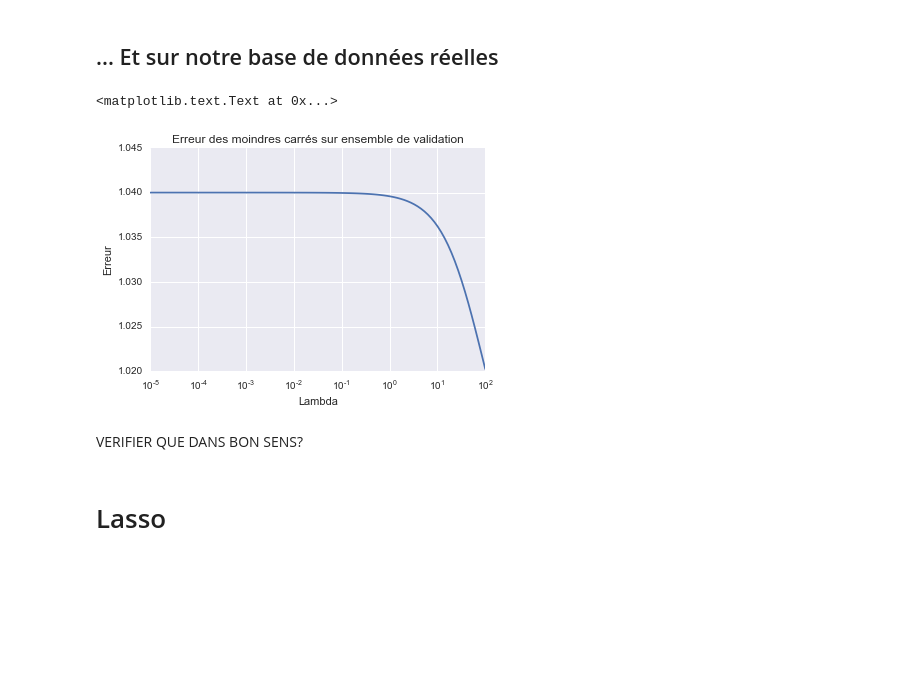
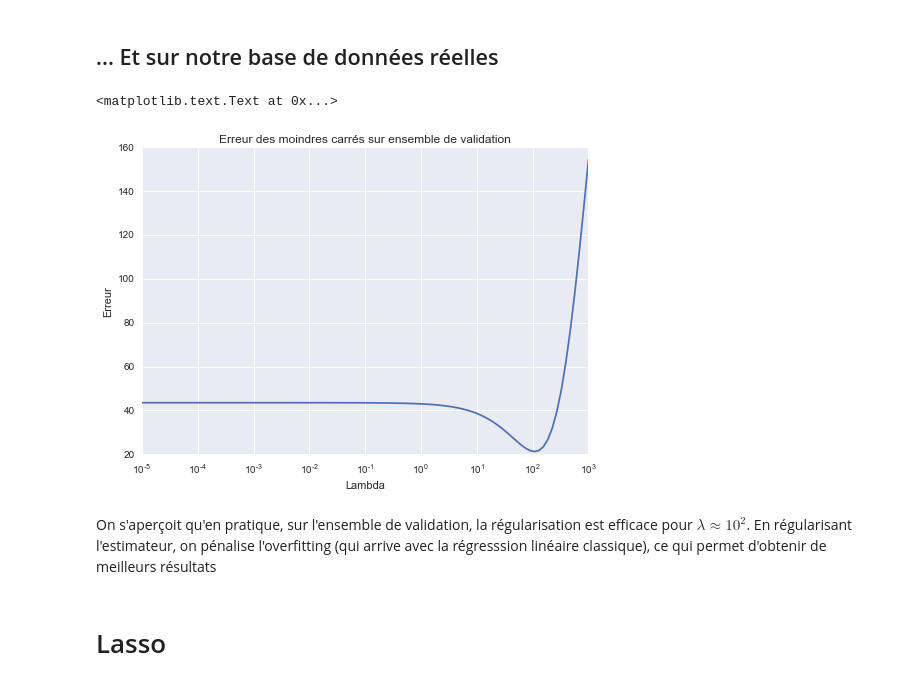
Before and after one commit to PierreBoyeau/regression_tp, a Jupyter notebook: tp1.ipynb, the cells around one changed output. Cells and saved outputs as stored; diff of their text form; code cells hidden in the pictures; blank space fills up the shorter version.

```diff
--- a/tp1.ipynb
+++ b/tp1.ipynb
@@ -329,25 +316,21 @@ plt.ylabel("Erreur")
 Cette fois-ci, la tendance de la courbe est cohérente avec nos attentes concernant la statistique $MSE$
 # %%
 # Création des ensembles d'entraînement/validation pour les données réelles
-frac = 0.8
+frac = 0.9
 indexs = int(len(x_df)*frac)
-x_train, x_valid = x_df[:indexs], x_df[indexs:]
-y_train, y_valid = y_df[:indexs], y_df[indexs:]
-x_train = scale(x_train)
-x_valid = scale(x_valid)
-y_train = scale(y_train)
-y_valid = scale(y_valid)
+
+# Hypothesis : datasets are large enough to suppose that training and validation sets have same mean/std
+x_train, x_valid = X[:indexs], X[indexs:]
+y_train, y_valid = y[:indexs], y[indexs:]
 # %%
 # ... Et sur données simulées
 x_sim, y_sim = gen_linear(a, b, eps_0, n)
-x_sim = resize(x_sim)
+
+x_sim = scale(x_sim)  # Normalisation de x_sim
+
 indexs = int(len(x_sim)*frac)
 x_sim_train, x_sim_valid = x_sim[:indexs], x_sim[indexs:]
 y_sim_train, y_sim_valid = y_sim[:indexs], y_sim[indexs:]
-x_sim_train = scale(x_sim_train)
-x_sim_valid = scale(x_sim_valid)
-y_sim_train = scale(y_sim_train)
-y_sim_valid = scale(y_sim_valid)
 # %% [markdown]
 # Ridge Regression
 # %% [markdown]
@@ -366,10 +349,11 @@ $$\nabla(R_r(w))=0 \Leftrightarrow -X^TY + (X^TX+2\lambda I) w = 0$$
 
 Autrement dit, $\hat{w} = (X^TX+\lambda I)^{-1}X^TY$
 # %%
-def ridge_regress(X, Y, lmd):
-    lig, col = np.shape(X)
-    mat_1 = np.linalg.pinv(np.dot(np.transpose(X), X) + lmd*np.eye(col, col))
-    mat_2 = np.dot(np.transpose(X), Y)
+def ridge_regress(X0, Y0, lmd):
+    X0 = resize(X0)
+    lig, col = np.shape(X0)
+    mat_1 = np.linalg.pinv(np.dot(np.transpose(X0), X0) + lmd*np.eye(col, col))
+    mat_2 = np.dot(np.transpose(X0), Y0)
     return np.dot(mat_1, mat_2)
 # %% [markdown]
 ## Propriétés de la Ridge Regression sur des données simulées ...
@@ -378,10 +360,10 @@ EXPRESSION DE W_TRUE FAUSSE A REVOIR
 # %%
-lmds = np.logspace(-5, 2, num=100)
+lmds = np.logspace(-5, 3, num=100)
 err_mse = []
 err_w = []
 for lmd in lmds:
     w_sim = ridge_regress(x_sim_train, y_sim_train, lmd)
-    err_mse.append(mse(y_sim_valid, np.dot(x_sim_valid, w_sim))[0][0])
+    err_mse.append(mse(y_sim_valid, predict(w_sim, x_sim_valid))[0][0])
     err_w.append(norm(w_sim-w_true))
 # %%
 plt.plot(lmds, err_mse)
@@ -406,22 +388,24 @@ plt.ylabel("Erreur")
 # %%
 mse_real_ridge = []
 w_ridge = []
+mse_ridge_train = []
 for lmd in lmds:
     w = ridge_regress(x_train, y_train, lmd)
-    w_ridge.append(w)
-    mse_real_ridge.append(mse(y_valid, np.dot(x_valid, w)))
+    w_ridge.append(w[1:])
+    mse_real_ridge.append(mse(y_valid, predict(w, x_valid)))
+    mse_ridge_train.append(mse(y_train, predict(w, x_train)))
 
 # Visualisation des données
 plt.plot(lmds, mse_real_ridge)
 plt.xscale('log')
 plt.title('Erreur des moindres carrés sur ensemble de validation')
 plt.xlabel("Lambda")
 plt.ylabel("Erreur")
 # %% [output]
 <matplotlib.text.Text at 0x...>
-[figure, old version]
+[figure, new version]
-# %% [markdown]
-VERIFIER QUE DANS BON SENS?
+# %% [markdown]
+On s'aperçoit qu'en pratique, sur l'ensemble de validation, la régularisation est efficace pour $\lambda \approx 10^2$. En régularisant l'estimateur, on pénalise l'overfitting (qui arrive avec la régresssion linéaire classique), ce qui permet d'obtenir de meilleurs résultats
 # %% [markdown]
 # Lasso
 # %%
```
Also changed, not shown: parts of 32 cells of this notebook.
